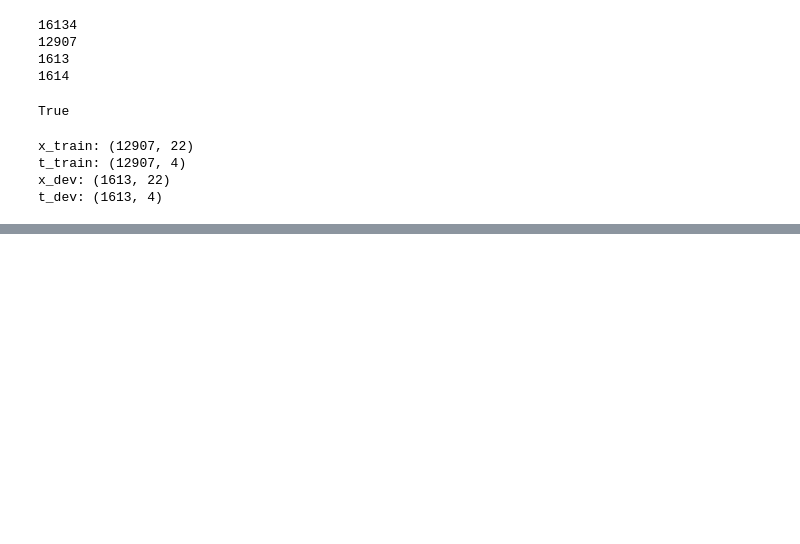
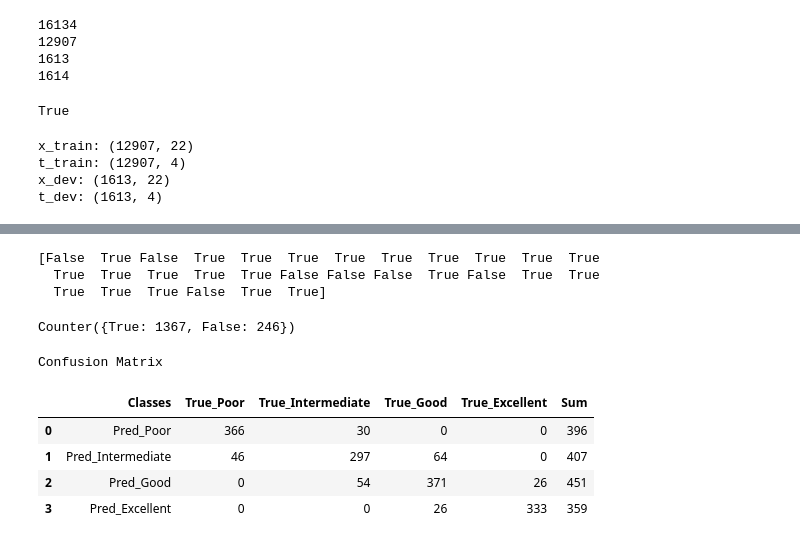
Before and after one commit to lucim04/practica_tema1_aa2, a Jupyter notebook: Practica_1AA.ipynb, the cells around one changed output, grey strips where cells are left out. Drawn from its saved outputs; the diff is of its cells as text; code cells hidden in the pictures; blank space fills up the shorter version.

```diff
--- a/Practica_1AA.ipynb
+++ b/Practica_1AA.ipynb
@@ -55,0 +170,3 @@ t_dev: (1613, 4)
+# %%
+dev_predictions=model.predict(x_val).round(2)
+dev_predictions[:20]
@@ -55,0 +244,27 @@ t_dev: (1613, 4)
+# %%
+dev_correct_predictions = np.equal(np.argmax(dev_rounded_predictions,1),np.argmax(t_val,1))
+print (dev_correct_predictions[:30])
+# %% [output]
+[False  True False  True  True  True  True  True  True  True  True  True
+  True  True  True  True  True False False False  True False  True  True
+  True  True  True False  True  True]
+# %%
+from collections import Counter
+Counter (dev_correct_predictions)
+# %% [output]
+Counter({True: 1367, False: 246})
+# %%
+dev_sparse_predictions = np.argmax (dev_predictions,axis=1)
+dev_sparse_targets = np.argmax(t_val, axis=1)
+print('Confusion Matrix')
+c_m=pd.DataFrame(confusion_matrix(dev_sparse_predictions,dev_sparse_targets),columns=['True_Poor', 'True_Intermediate', 'True_Good', 'True_Excellent'])
+c_m.insert(0,'Classes',['Pred_Poor', 'Pred_Intermediate', 'Pred_Good', 'Pred_Excellent'])
+c_m['Sum']=c_m.sum(axis=1, numeric_only=True)
+c_m
+# %% [output]
+Confusion Matrix
+|  | Classes | True_Poor | True_Intermediate | True_Good | True_Excellent | Sum |
+| 0 | Pred_Poor | 366 | 30 | 0 | 0 | 396 |
+| 1 | Pred_Intermediate | 46 | 297 | 64 | 0 | 407 |
+| 2 | Pred_Good | 0 | 54 | 371 | 26 | 451 |
+| 3 | Pred_Excellent | 0 | 0 | 26 | 333 | 359 |
```
Also changed, not shown: parts of 84 cells of this notebook.
